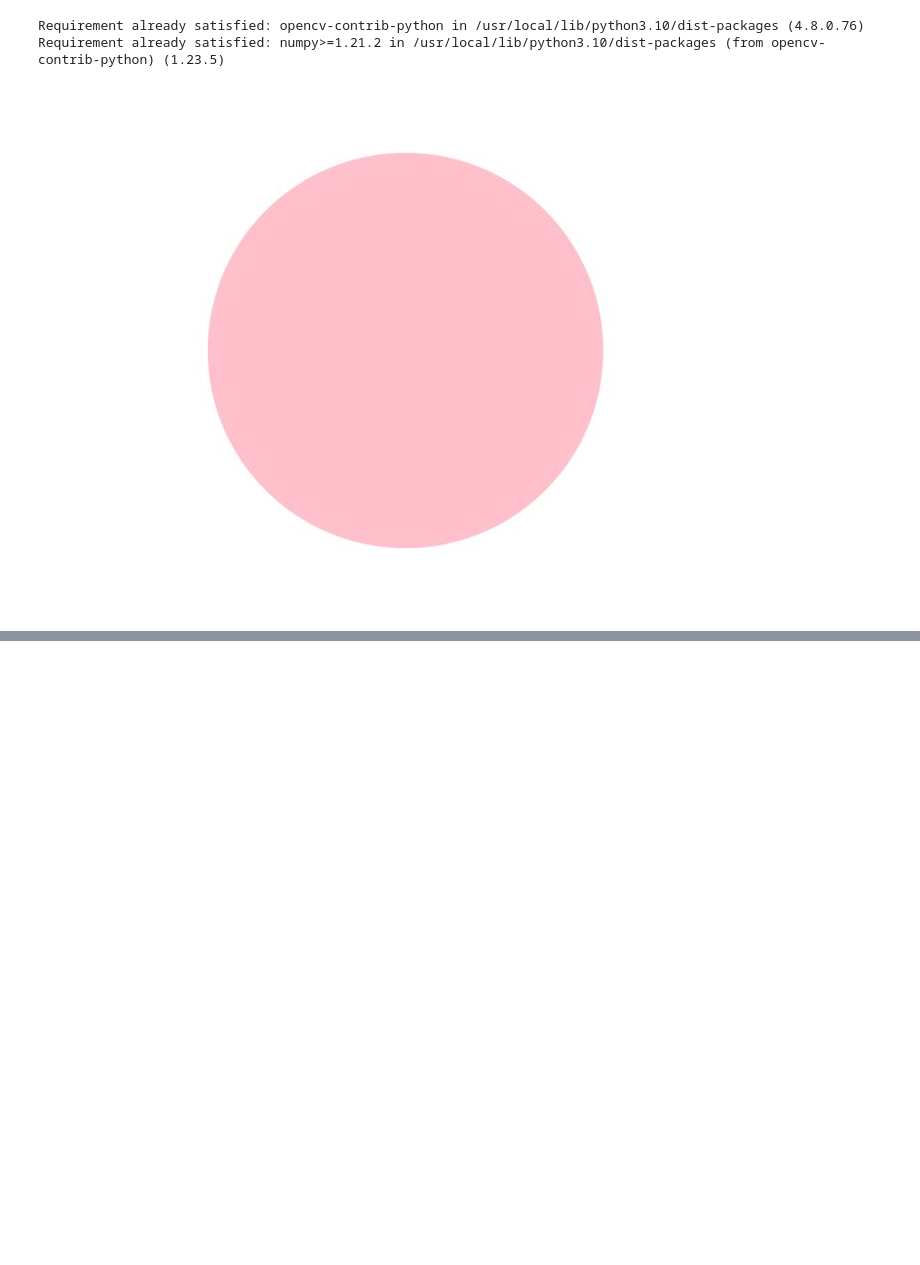
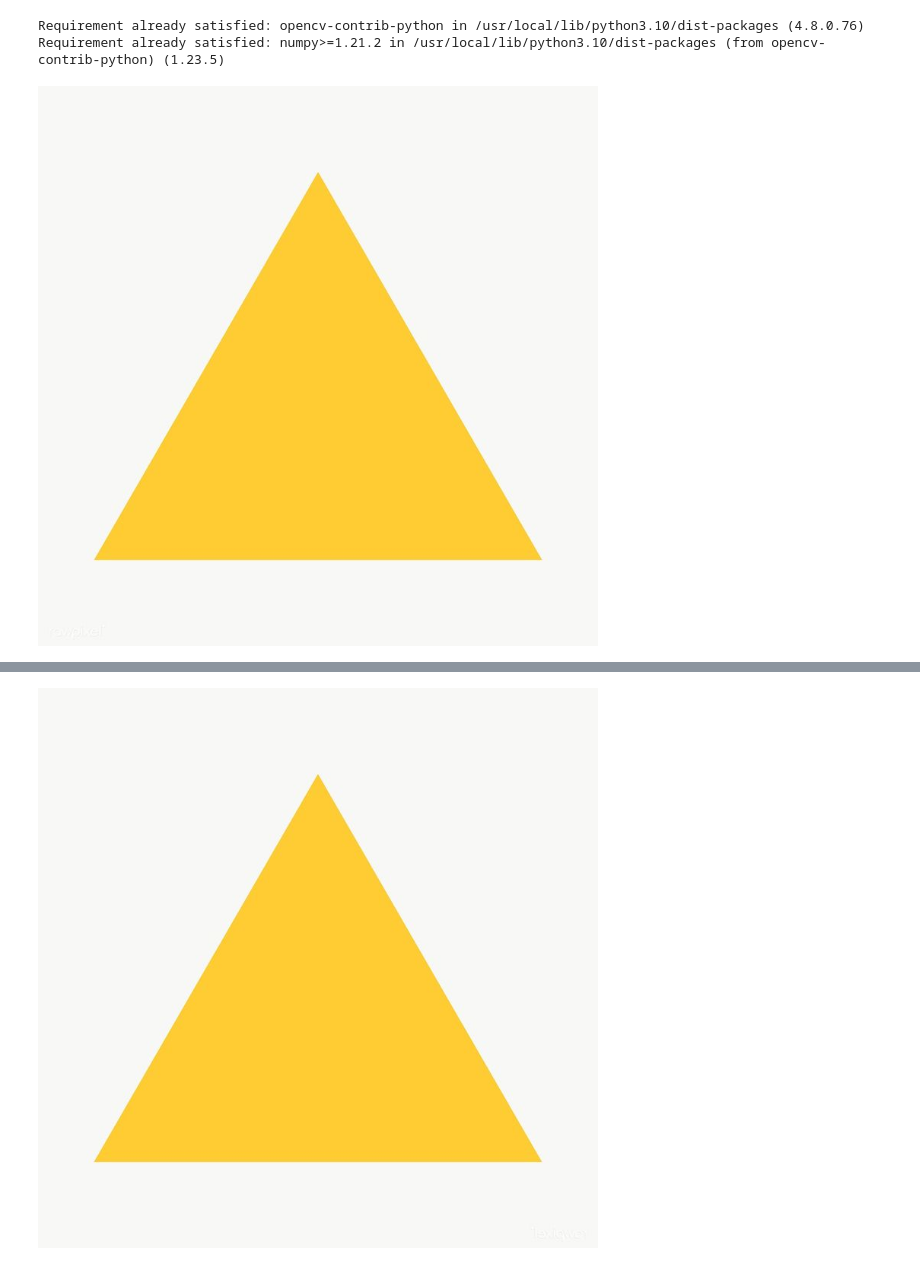
Before and after one commit to fatimaabuhamdeh/vision, a Jupyter notebook: task3.ipynb, the cells around one changed output, grey strips where cells are left out. Drawn from its saved outputs; the diff is of its cells as text; code cells hidden in the pictures; blank space fills up the shorter version.

```diff
--- a/task3.ipynb
+++ b/task3.ipynb
@@ -8,24 +10,39 @@ import cv2
 from google.colab.patches import cv2_imshow
 # %%
 # Load the image
-original_image = cv2.imread('/content/circle.jpg')  # Replace 'your_image.jpg' with the actual file path
+original_image = cv2.imread('/content/triangle.jpg')
-# %%
-if original_image is not None:
-    cv2_imshow(original_image)
-
-    # Wait for user input
-    key = cv2.waitKey(0) & 0xFF
-
-    # Check the key pressed
-    if key == ord('h'):  # Horizontal flip
-        flipped_image = cv2.flip(original_image, 1)
-        cv2_imshow(flipped_image)
-    elif key == ord('v'):  # Vertical flip
-        flipped_image = cv2.flip(original_image, 0)
-        cv2_imshow(flipped_image)
-
-    cv2.destroyAllWindows()
-else:
-    print("Error: Image not loaded.")
-# %% [output]
-[figure, removed]
+# %%
+def flip_image(image, direction):
+    if direction == 'h':
+        flipped_image = cv2.flip(image, 1)  # Horizontal flip
+    elif direction == 'v':
+        flipped_image = cv2.flip(image, 0)  # Vertical flip
+    else:
+        flipped_image = image
+
+    return flipped_image
+
+if original_image is not None:
+    cv2_imshow(original_image)
+
+    # Create a dropdown widget for user input
+    dropdown = widgets.Dropdown(options=['', 'h', 'v'], value='', description='Choose flip:')
+    display(dropdown)
+
+    def on_change(change):
+        if change['type'] == 'change' and change['name'] == 'value':
+            direction = change['new']
+
+            # Check the user input
+            if direction == 'h':  # Horizontal flip
+                flipped_image = flip_image(original_image, 'h')
+                cv2_imshow(flipped_image)
+            elif direction == 'v':  # Vertical flip
+                flipped_image = flip_image(original_image, 'v')
+                cv2_imshow(flipped_image)
+
+    dropdown.observe(on_change)
+else:
+    print("Error: Image not loaded.")
+# %% [output]
+[figure, added]
@@ -31,0 +50 @@ else:
+[figure, added]
```
Also changed, not shown: parts of 2 cells of this notebook.
